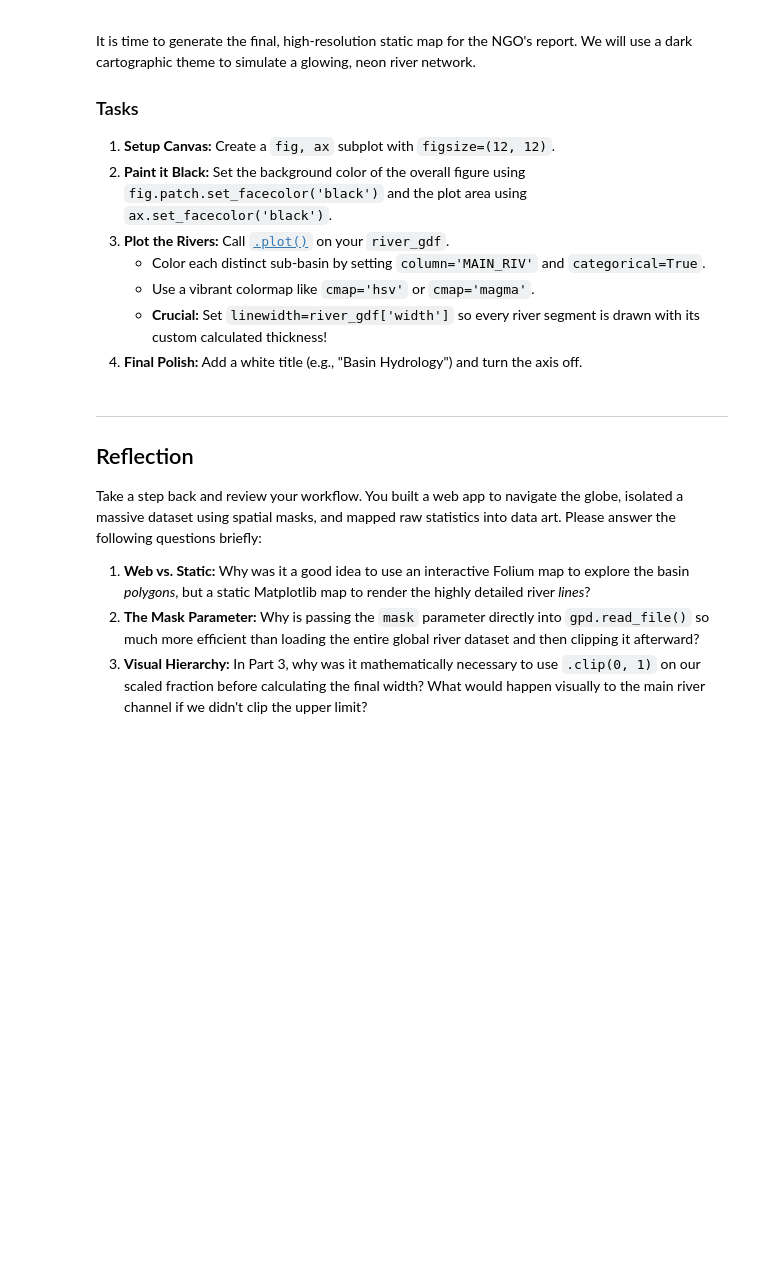
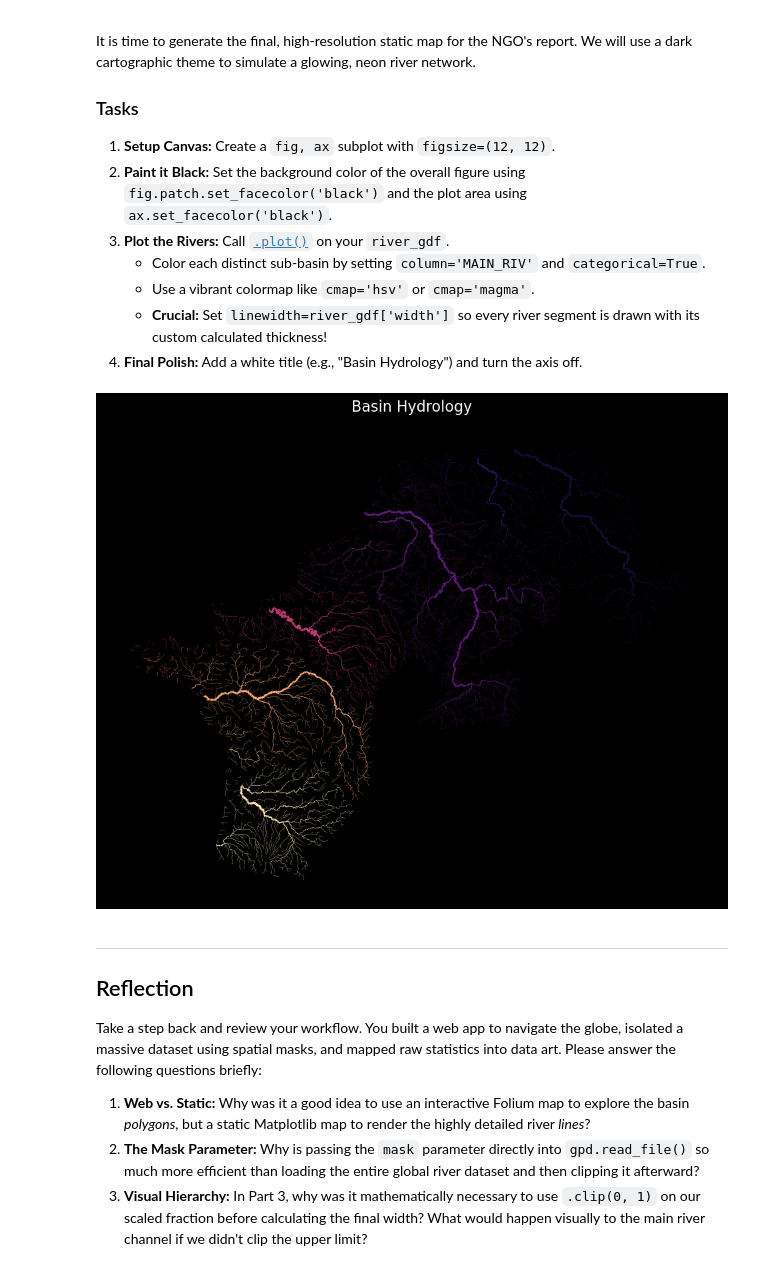
Before and after one commit to jo1266/Programming_with_spatial_data, a Jupyter notebook: course/08_practical_L8.ipynb, the cells around one changed output. Cells and saved outputs as stored; diff of their text form; code cells hidden in the pictures; blank space fills up the shorter version.

```diff
--- a/course/08_practical_L8.ipynb
+++ b/course/08_practical_L8.ipynb
@@ -135,3 +244,25 @@ To fix this, we need to map the data to a visual variable. We will scale the ups
 <!-- end list -->
 # %%
 # Write your code here
+
+original_min = 300
+original_max = 50000
+target_min = 0.2
+target_max = 2.0
+
+scaled_fraction = (river_gdf['UPLAND_SKM'] - original_min) / (original_max - original_min)
+
+river_gdf["width"] = scaled_fraction.clip(0,1) * (target_max - target_min) + target_min
+
+river_gdf = river_gdf.sort_values(by="width", ascending=True)
+
+print(river_gdf.is_empty.sum())
+print(river_gdf.isna().sum())
+print(river_gdf.total_bounds)
+print(river_gdf.geometry.is_valid.value_counts())
+print(river_gdf.geometry.is_empty.value_counts())
+print(river_gdf.geometry.head())
+print(selected_basin.crs)
+print(river_gdf.crs)
+print(selected_basin.total_bounds)
+print(river_gdf.total_bounds)
@@ -155,6 +304,31 @@ It is time to generate the final, high-resolution static map for the NGO's repor
 <!-- end list -->
 # %%
 # Write your code here
+
+fig, ax = plt.subplots(figsize=(12, 12))
+
+fig.patch.set_facecolor("black")
+ax.set_facecolor("black")
+
+river_gdf.plot(
+    ax=ax,
+    column="MAIN_RIV",
+    categorical=True,
+    cmap="magma",
+    linewidth=river_gdf["width"].values
+)
+
+ax.set_axis_off()
+
+ax.set_title(
+    "Basin Hydrology",
+    fontsize=16,
+    color="white"
+)
+
+plt.show()
+# %% [output]
+[figure, added]
 # %% [markdown]
 ---
 
```
Also changed, not shown: parts of 5 cells of this notebook, 14 other files.
